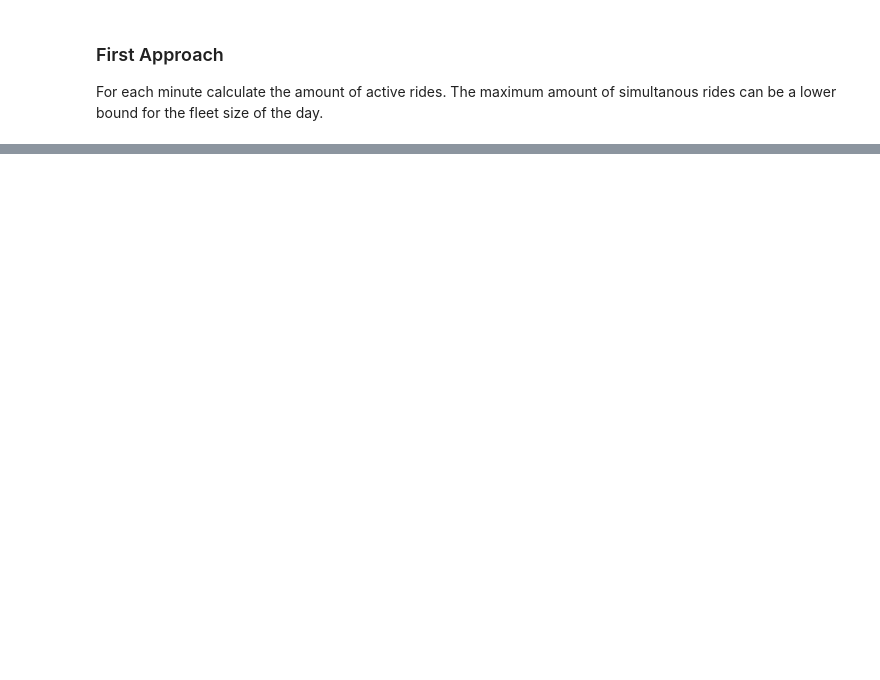
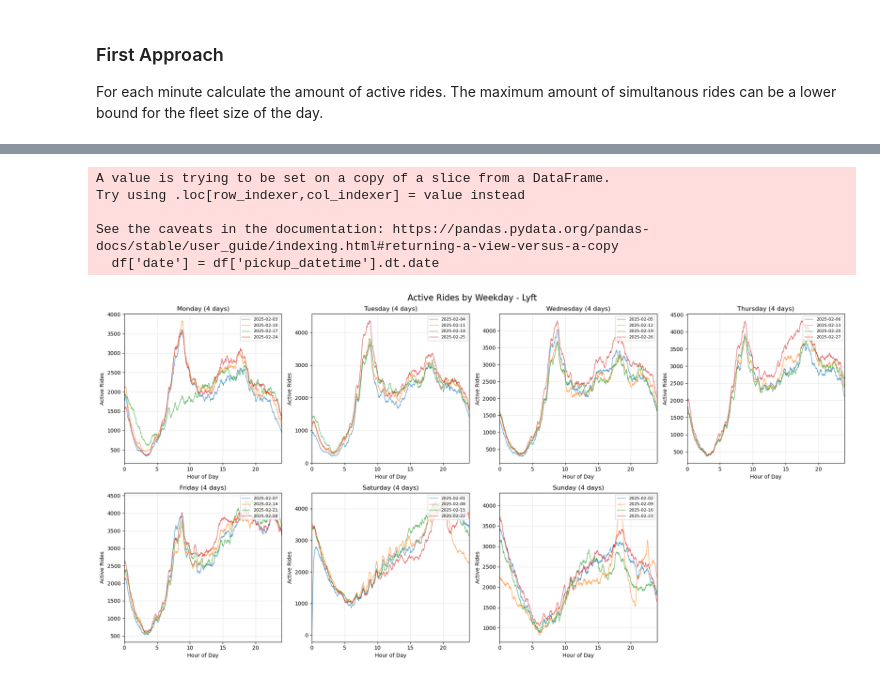
Before and after one commit to hendrikmehl/Thesis_HME, a Jupyter notebook: Code/notebooks/fleet_size.ipynb, the cells around one changed output, grey strips where cells are left out. Drawn from its saved outputs; the diff is of its cells as text; code cells hidden in the pictures; blank space fills up the shorter version.

```diff
--- a/Code/notebooks/fleet_size.ipynb
+++ b/Code/notebooks/fleet_size.ipynb
@@ -1,12 +1,19 @@
 # %%
-import pandas as pd
-import pyarrow.parquet as pq
-import pyarrow as pa
-import pyarrow.compute as pc
-import pyarrow.dataset as ds
+# loading and preprocessing trip data and data reports for analysis
+import sys
+import os
 
+# Add the project root directory to Python path
+project_root = os.path.abspath(os.path.join(os.getcwd(), '..'))
+if project_root not in sys.path:
+    sys.path.insert(0, project_root)
 
-data_reports_monthly = pd.read_csv('data_reports_monthly.csv')
-trip_data = pq.read_table('fhvhv_tripdata_2025-02.parquet')
-# Convert to Pandas DataFrame
-trip_data = trip_data.to_pandas()
+from src.data.load_data import load_trip_data, load_data_reports_monthly, load_taxi_zones
+from src.data.preprocess import preprocess_trip_data
+
+df = load_trip_data('../data/raw/fhvhv_tripdata_2025-02.parquet')
+trip_data = preprocess_trip_data(df)
+
+taxi_zones = load_taxi_zones('../data/raw/taxi_zones/taxi_zones.shp')
+
+data_reports_monthly = load_data_reports_monthly('../data/raw/data_reports_monthly.csv')
@@ -105,0 +115,9 @@ Number of Uber trips on 1st February 2025: 593734
+# %%
+plot_active_trips_by_weekday(trip_data, company='Lyft')
+# %% [output]
+A value is trying to be set on a copy of a slice from a DataFrame.
+Try using .loc[row_indexer,col_indexer] = value instead
+
+See the caveats in the documentation: https://pandas.pydata.org/pandas-docs/stable/user_guide/indexing.html#returning-a-view-versus-a-copy
+  df['date'] = df['pickup_datetime'].dt.date
+[figure, added]
```
Also changed, not shown: parts of 18 cells of this notebook, 8 other files.
